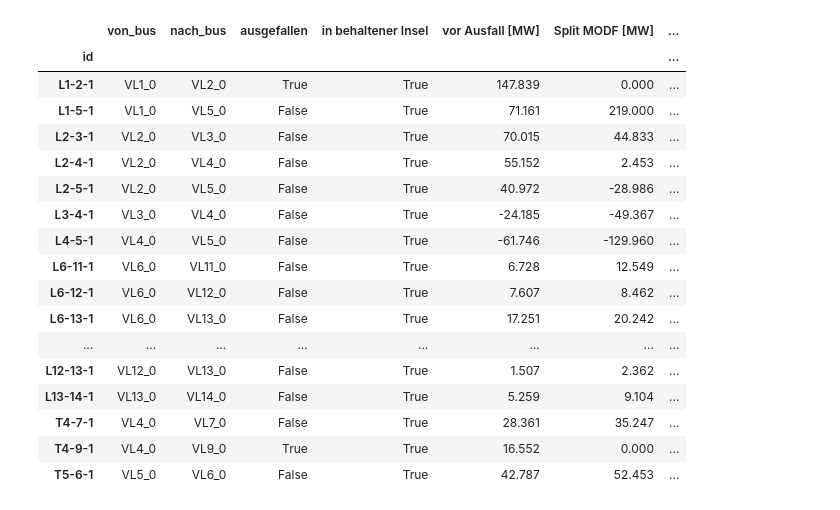
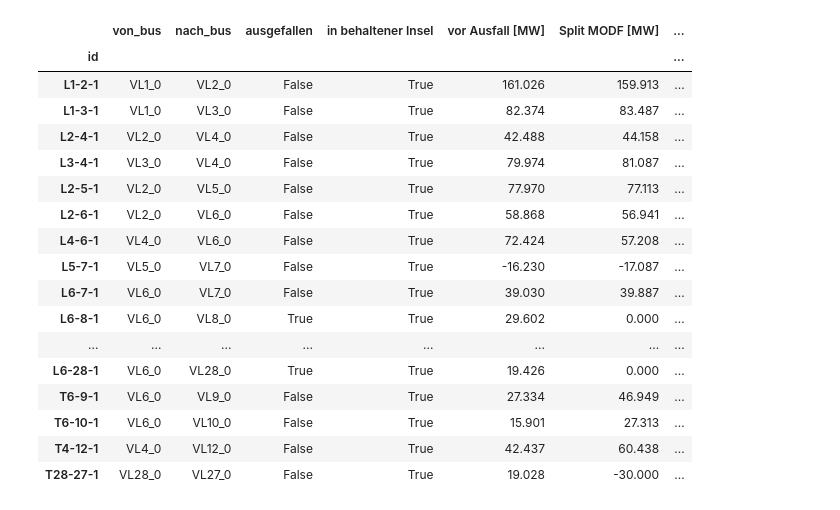
Before and after one commit to eliagroup/ToOp, a Jupyter notebook: packages/dc_solver_pkg/src/toop_engine_dc_solver/eigene_nodebooks/modef_test_2.ipynb, the cells around one changed output. Saved outputs shown, nothing was run; the diff lists cells and outputs as text; code cells hidden in the pictures.

```diff
--- a/packages/dc_solver_pkg/src/toop_engine_dc_solver/eigene_nodebooks/modef_test_2.ipynb
+++ b/packages/dc_solver_pkg/src/toop_engine_dc_solver/eigene_nodebooks/modef_test_2.ipynb
@@ -19,7 +19,7 @@ import pandas as pd
 #   b) pypowsybl-Testnetz (ohne Klammern!):        NETZ = pn.create_ieee14   (auch create_ieee30, create_ieee57, ...)
 from pathlib import Path
 
-NETZ = pn.create_ieee14
+NETZ = pn.create_ieee30
 #NETZ = "/home/vc8596/ToOp/data/complex_grid/grid.xiidm"
 
 
@@ -337,7 +461,7 @@ view_flow, _, view_main_monitored, view_imbalance, _ = compute_split_modf_main_g
 # Referenz: pypowsybl-DC-Lastfluss auf dem Netz mit geöffneten Zweigen (ausgefallene Zweige = 0)
 view_cut_net = factory()
 _open_branches(view_cut_net, ausfall_ids)
-_run_dc(view_cut_net, slack_params)
+_run_dc(view_cut_net, slack_params, view_model["slack_voltage_level"])
 view_reference = _branch_flows(view_cut_net).reindex(view_branches.index).to_numpy()
 view_reference[view_outage] = 0.0
 
@@ -362,18 +486,18 @@ Verworfene Leistungsbilanz der abgetrennten Inseln: -0.00 MW
 |  | von_bus | nach_bus | ausgefallen | in behaltener Insel | vor Ausfall [MW] | Split MODF [MW] | ... |
 | id |  |  |  |  |  |  | ... |
-| L1-2-1 | VL1_0 | VL2_0 | True | True | 147.839 | 0.000 | ... |
-| L1-5-1 | VL1_0 | VL5_0 | False | True | 71.161 | 219.000 | ... |
-| L2-3-1 | VL2_0 | VL3_0 | False | True | 70.015 | 44.833 | ... |
-| L2-4-1 | VL2_0 | VL4_0 | False | True | 55.152 | 2.453 | ... |
-| L2-5-1 | VL2_0 | VL5_0 | False | True | 40.972 | -28.986 | ... |
-| L3-4-1 | VL3_0 | VL4_0 | False | True | -24.185 | -49.367 | ... |
-| L4-5-1 | VL4_0 | VL5_0 | False | True | -61.746 | -129.960 | ... |
-| L6-11-1 | VL6_0 | VL11_0 | False | True | 6.728 | 12.549 | ... |
-| L6-12-1 | VL6_0 | VL12_0 | False | True | 7.607 | 8.462 | ... |
-| L6-13-1 | VL6_0 | VL13_0 | False | True | 17.251 | 20.242 | ... |
+| L1-2-1 | VL1_0 | VL2_0 | False | True | 161.026 | 159.913 | ... |
+| L1-3-1 | VL1_0 | VL3_0 | False | True | 82.374 | 83.487 | ... |
+| L2-4-1 | VL2_0 | VL4_0 | False | True | 42.488 | 44.158 | ... |
+| L3-4-1 | VL3_0 | VL4_0 | False | True | 79.974 | 81.087 | ... |
+| L2-5-1 | VL2_0 | VL5_0 | False | True | 77.970 | 77.113 | ... |
+| L2-6-1 | VL2_0 | VL6_0 | False | True | 58.868 | 56.941 | ... |
+| L4-6-1 | VL4_0 | VL6_0 | False | True | 72.424 | 57.208 | ... |
+| L5-7-1 | VL5_0 | VL7_0 | False | True | -16.230 | -17.087 | ... |
+| L6-7-1 | VL6_0 | VL7_0 | False | True | 39.030 | 39.887 | ... |
+| L6-8-1 | VL6_0 | VL8_0 | True | True | 29.602 | 0.000 | ... |
 | ... | ... | ... | ... | ... | ... | ... | ... |
-| L12-13-1 | VL12_0 | VL13_0 | False | True | 1.507 | 2.362 | ... |
-| L13-14-1 | VL13_0 | VL14_0 | False | True | 5.259 | 9.104 | ... |
-| T4-7-1 | VL4_0 | VL7_0 | False | True | 28.361 | 35.247 | ... |
-| T4-9-1 | VL4_0 | VL9_0 | True | True | 16.552 | 0.000 | ... |
-| T5-6-1 | VL5_0 | VL6_0 | False | True | 42.787 | 52.453 | ... |
+| L6-28-1 | VL6_0 | VL28_0 | True | True | 19.426 | 0.000 | ... |
+| T6-9-1 | VL6_0 | VL9_0 | False | True | 27.334 | 46.949 | ... |
+| T6-10-1 | VL6_0 | VL10_0 | False | True | 15.901 | 27.313 | ... |
+| T4-12-1 | VL4_0 | VL12_0 | False | True | 42.437 | 60.438 | ... |
+| T28-27-1 | VL28_0 | VL27_0 | False | True | 19.028 | -30.000 | ... |
```
Also changed, not shown: parts of 4 cells of this notebook, 2 other files.
